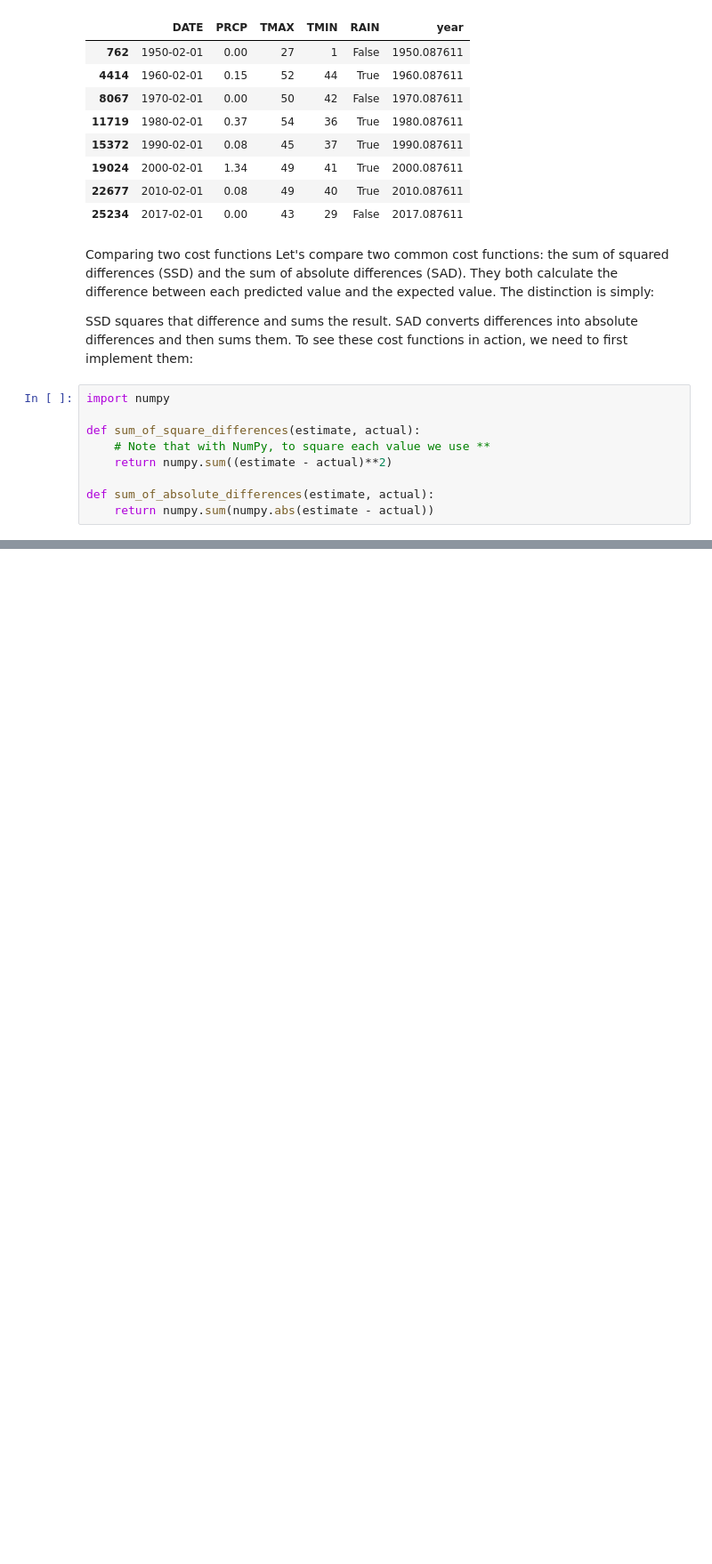
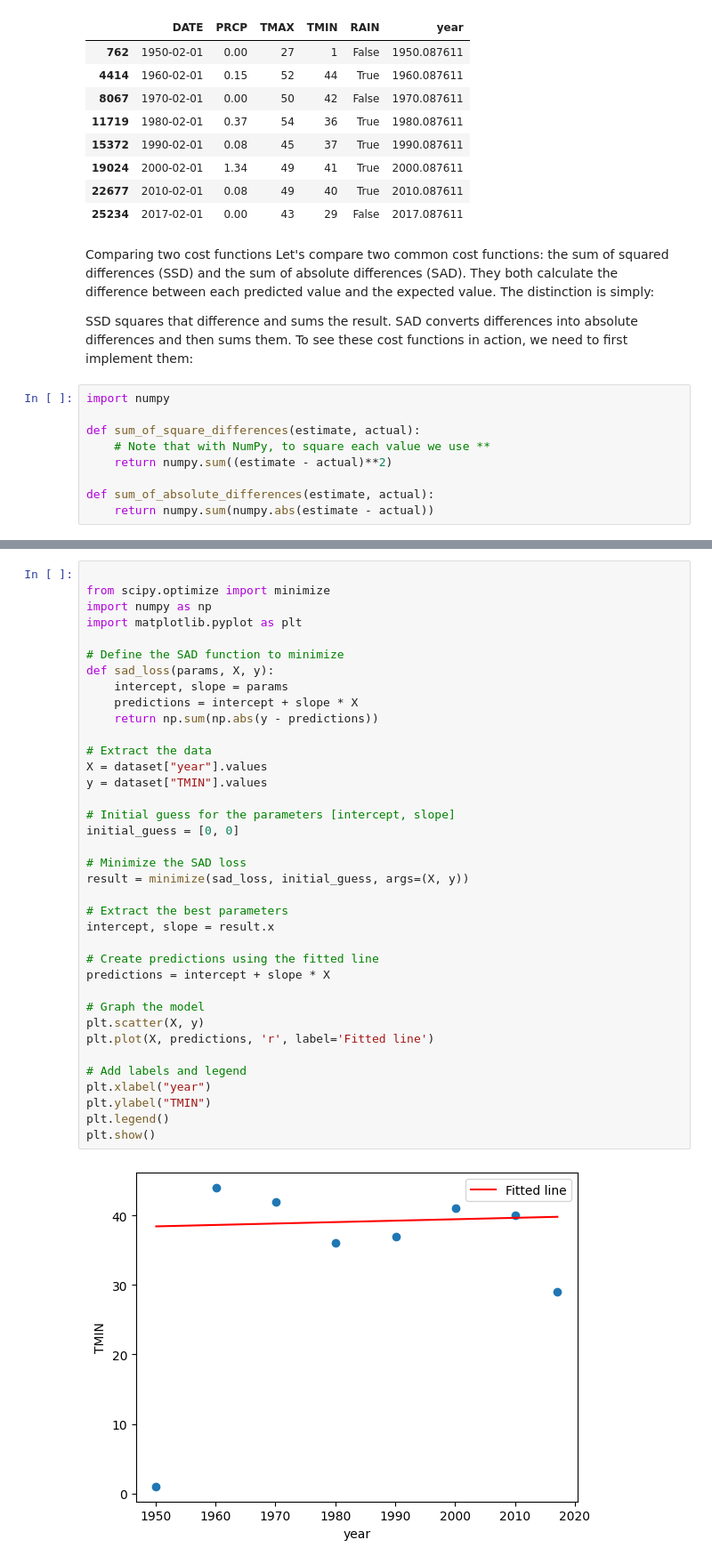
Before and after one commit to walethewave/Flexisaf-Gen-AI-DS-Internship, a Jupyter notebook: Flexisaf.ipynb, the cells around one changed output, grey strips where cells are left out. Shown: that part at 89% size. Drawn from its saved outputs; the diff is of its cells as text; blank space fills up the shorter version.

```diff
--- a/Flexisaf.ipynb
+++ b/Flexisaf.ipynb
@@ -1156,0 +1340,39 @@ def sum_of_absolute_differences(estimate, actual):
+# %%
+
+from scipy.optimize import minimize
+import numpy as np
+import matplotlib.pyplot as plt
+
+# Define the SAD function to minimize
+def sad_loss(params, X, y):
+    intercept, slope = params
+    predictions = intercept + slope * X
+    return np.sum(np.abs(y - predictions))
+
+# Extract the data
+X = dataset["year"].values
+y = dataset["TMIN"].values
+
+# Initial guess for the parameters [intercept, slope]
+initial_guess = [0, 0]
+
+# Minimize the SAD loss
+result = minimize(sad_loss, initial_guess, args=(X, y))
+
+# Extract the best parameters
+intercept, slope = result.x
+
+# Create predictions using the fitted line
+predictions = intercept + slope * X
+
+# Graph the model
+plt.scatter(X, y)
+plt.plot(X, predictions, 'r', label='Fitted line')
+
+# Add labels and legend
+plt.xlabel("year")
+plt.ylabel("TMIN")
+plt.legend()
+plt.show()
+# %% [output]
+[figure, added]
```
Also changed, not shown: parts of 17 cells of this notebook.
